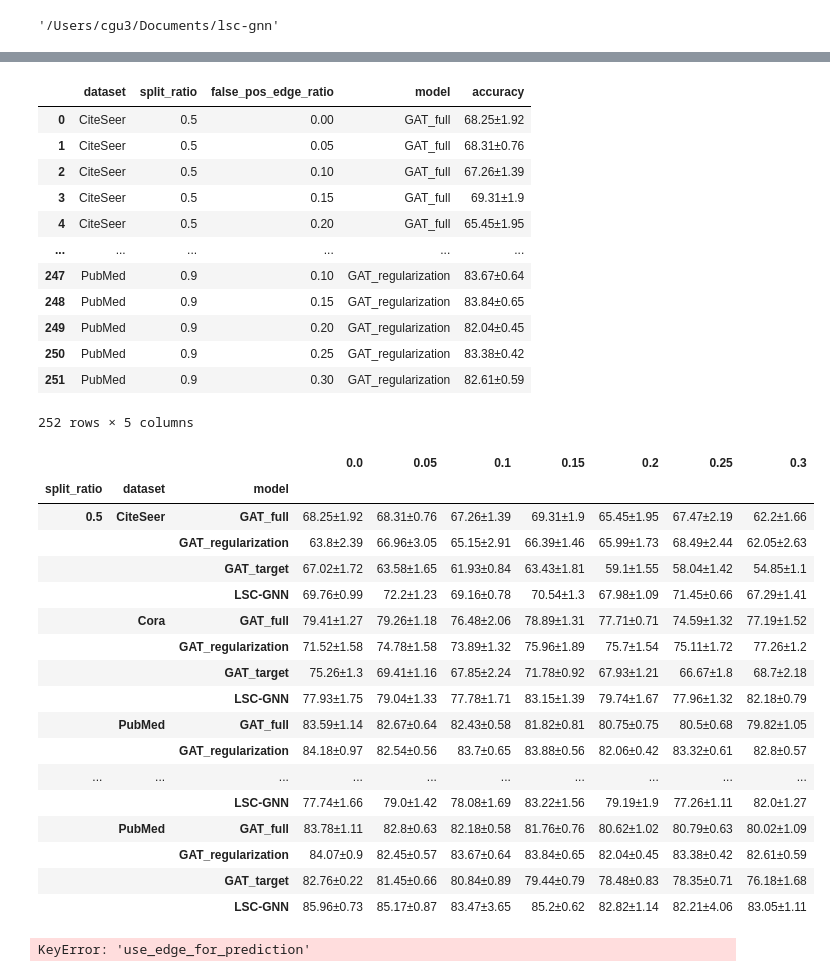
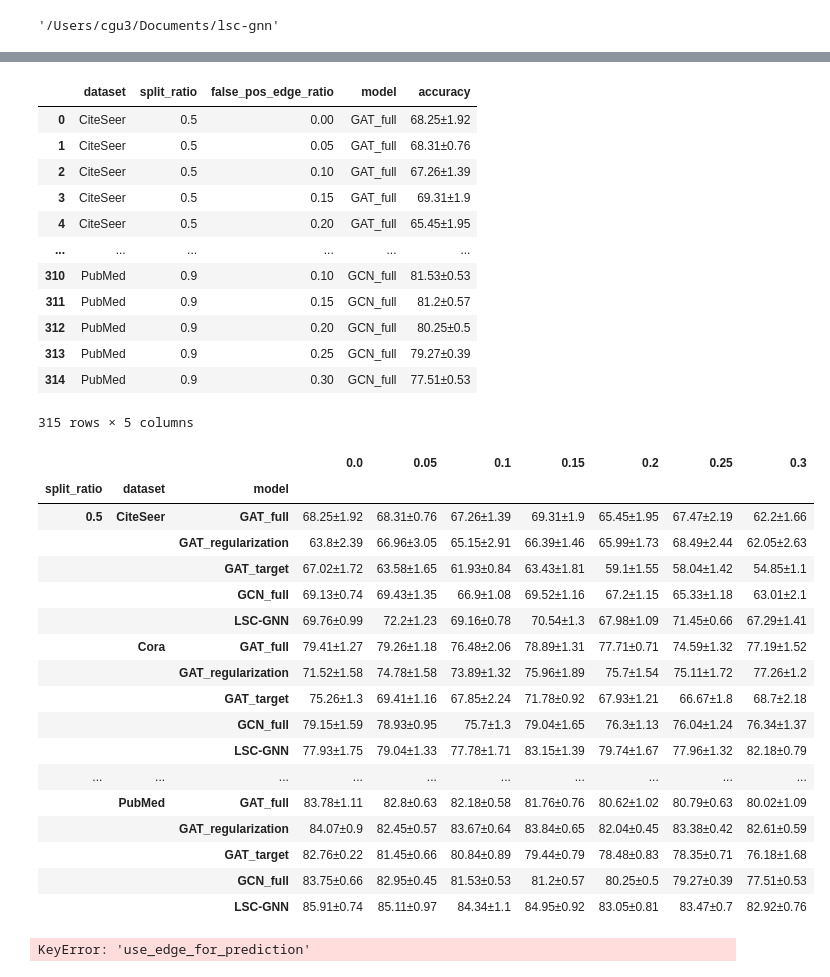
Before and after one commit to FDUguchunhui/latent-space-constraint-GNN, a Jupyter notebook: notebook/analysis/aggregation.ipynb, the cells around one changed output, grey strips where cells are left out. Saved outputs shown, nothing was run; the diff lists cells and outputs as text; code cells hidden in the pictures.

```diff
--- a/notebook/analysis/aggregation.ipynb
+++ b/notebook/analysis/aggregation.ipynb
@@ -15,8 +18,8 @@ df = pd.read_json('results/results_LSC.json', lines=True)
 # df = pd.read_json('results/final_cora_results.json', lines=True)
 # df = pd.read_json('results/final_citeseer_results.json', lines=True)
 
-df['split_ratio'] = round(df['split_ratio'], 2)
-df['false_pos_edge_ratio'] = round(df['false_pos_edge_ratio'], 2)
+df['target_ratio'] = round(df['target_ratio'], 2)
+df['perturb_rate'] = round(df['perturb_rate'], 2)
 # %%
 df
 # %% [output]
@@ -36,6 +39,6 @@ df
 # %%
-# calculate mean and std for accuracy group by dataset and split_ratio
-df_first = df[df['regularization'] == 0].groupby(['dataset', 'split_ratio', 'false_pos_edge_ratio']).agg({'accuracy':['mean', 'std']})
+# calculate mean and std for accuracy group by dataset and target_ratio
+df_first = df[df['regularization'] == 0].groupby(['dataset', 'target_ratio', 'perturb_rate']).agg({'accuracy':['mean', 'std']})
 df_first = (100 * df_first).round(2)
 # flatten the columns
 df_first.columns = ['_'.join(col).strip('_') for col in df_first.columns.values]
@@ -53,7 +54,7 @@ KeyError: 'seed'
 # %%
-df_best = df.groupby(['dataset', 'seed', 'split_ratio', 'false_pos_edge_ratio']).apply(lambda x: x.loc[x['val_loss'].idxmin()])[['accuracy', 'regularization']]
-# calculate mean and std for accuracy group by dataset and split_ratio
-df_best = df_best.groupby(['dataset', 'split_ratio', 'false_pos_edge_ratio']).agg({'accuracy':['mean', 'std']})
+df_best = df.groupby(['dataset', 'seed', 'target_ratio', 'perturb_rate']).apply(lambda x: x.loc[x['val_loss'].idxmin()])[['accuracy', 'regularization']]
+# calculate mean and std for accuracy group by dataset and target_ratio
+df_best = df_best.groupby(['dataset', 'target_ratio', 'perturb_rate']).agg({'accuracy':['mean', 'std']})
 df_best = (100 * df_best).round(2)
 # flatten the columns
 df_best.columns = ['_'.join(col).strip('_') for col in df_best.columns.values]
@@ -79,10 +80,10 @@ df_best
 63 rows × 1 columns
 # %%
 # combine df_first and df_best horizontally
-df_combined = pd.concat([df_first, df_best, df_GAT_agg_target, df_GAT_agg_regularization], axis=1)
+df_combined = pd.concat([df_first, df_best, df_GAT_agg_target, df_GAT_agg_regularization, df_GCN_agg_full], axis=1)
 df_combined = df_combined.reset_index()
 # convert to long format
-df_combined = df_combined.melt(id_vars=['dataset', 'split_ratio', 'false_pos_edge_ratio'], var_name='model', value_name='accuracy')
+df_combined = df_combined.melt(id_vars=['dataset', 'target_ratio', 'perturb_rate'], var_name='model', value_name='accuracy')
 df_combined
 # %% [output]
 |  | dataset | split_ratio | false_pos_edge_ratio | model | accuracy |
@@ -92,46 +93,45 @@ df_combined
 | 3 | CiteSeer | 0.5 | 0.15 | GAT_full | 69.31±1.9 |
 | 4 | CiteSeer | 0.5 | 0.20 | GAT_full | 65.45±1.95 |
 | ... | ... | ... | ... | ... | ... |
-| 247 | PubMed | 0.9 | 0.10 | GAT_regularization | 83.67±0.64 |
-| 248 | PubMed | 0.9 | 0.15 | GAT_regularization | 83.84±0.65 |
-| 249 | PubMed | 0.9 | 0.20 | GAT_regularization | 82.04±0.45 |
-| 250 | PubMed | 0.9 | 0.25 | GAT_regularization | 83.38±0.42 |
-| 251 | PubMed | 0.9 | 0.30 | GAT_regularization | 82.61±0.59 |
+| 310 | PubMed | 0.9 | 0.10 | GCN_full | 81.53±0.53 |
+| 311 | PubMed | 0.9 | 0.15 | GCN_full | 81.2±0.57 |
+| 312 | PubMed | 0.9 | 0.20 | GCN_full | 80.25±0.5 |
+| 313 | PubMed | 0.9 | 0.25 | GCN_full | 79.27±0.39 |
+| 314 | PubMed | 0.9 | 0.30 | GCN_full | 77.51±0.53 |
-252 rows × 5 columns
+315 rows × 5 columns
 # %%
-import pandas as pd
 
 # Load your dataframe (assuming it's already loaded as df)
 df = df_combined.reset_index()
 # Pivot the table to match the requested format
-df_transformed = df.pivot(index=["split_ratio", "dataset", "model"], columns="false_pos_edge_ratio", values=["accuracy"])
+df_transformed = df.pivot(index=["target_ratio", "dataset", "model"], columns="perturb_rate", values=["accuracy"])
 
 # Flatten column names for readability
 df_transformed.columns = [f"{round(col[1], 2)}" for col in df_transformed.columns]
 
 # Reset index for display
 # df_transformed.reset_index(inplace=True)
 
 # Display transformed dataframe
 df_transformed
 # %% [output]
 |  |  |  | 0.0 | 0.05 | 0.1 | 0.15 | 0.2 | 0.25 | 0.3 |
 | split_ratio | dataset | model |  |  |  |  |  |  |  |
 | 0.5 | CiteSeer | GAT_full | 68.25±1.92 | 68.31±0.76 | 67.26±1.39 | 69.31±1.9 | 65.45±1.95 | 67.47±2.19 | 62.2±1.66 |
 |  |  | GAT_regularization | 63.8±2.39 | 66.96±3.05 | 65.15±2.91 | 66.39±1.46 | 65.99±1.73 | 68.49±2.44 | 62.05±2.63 |
 |  |  | GAT_target | 67.02±1.72 | 63.58±1.65 | 61.93±0.84 | 63.43±1.81 | 59.1±1.55 | 58.04±1.42 | 54.85±1.1 |
+|  |  | GCN_full | 69.13±0.74 | 69.43±1.35 | 66.9±1.08 | 69.52±1.16 | 67.2±1.15 | 65.33±1.18 | 63.01±2.1 |
 |  |  | LSC-GNN | 69.76±0.99 | 72.2±1.23 | 69.16±0.78 | 70.54±1.3 | 67.98±1.09 | 71.45±0.66 | 67.29±1.41 |
 |  | Cora | GAT_full | 79.41±1.27 | 79.26±1.18 | 76.48±2.06 | 78.89±1.31 | 77.71±0.71 | 74.59±1.32 | 77.19±1.52 |
 |  |  | GAT_regularization | 71.52±1.58 | 74.78±1.58 | 73.89±1.32 | 75.96±1.89 | 75.7±1.54 | 75.11±1.72 | 77.26±1.2 |
 |  |  | GAT_target | 75.26±1.3 | 69.41±1.16 | 67.85±2.24 | 71.78±0.92 | 67.93±1.21 | 66.67±1.8 | 68.7±2.18 |
+|  |  | GCN_full | 79.15±1.59 | 78.93±0.95 | 75.7±1.3 | 79.04±1.65 | 76.3±1.13 | 76.04±1.24 | 76.34±1.37 |
 |  |  | LSC-GNN | 77.93±1.75 | 79.04±1.33 | 77.78±1.71 | 83.15±1.39 | 79.74±1.67 | 77.96±1.32 | 82.18±0.79 |
-|  | PubMed | GAT_full | 83.59±1.14 | 82.67±0.64 | 82.43±0.58 | 81.82±0.81 | 80.75±0.75 | 80.5±0.68 | 79.82±1.05 |
-|  |  | GAT_regularization | 84.18±0.97 | 82.54±0.56 | 83.7±0.65 | 83.88±0.56 | 82.06±0.42 | 83.32±0.61 | 82.8±0.57 |
 | ... | ... | ... | ... | ... | ... | ... | ... | ... | ... |
-|  |  | LSC-GNN | 77.74±1.66 | 79.0±1.42 | 78.08±1.69 | 83.22±1.56 | 79.19±1.9 | 77.26±1.11 | 82.0±1.27 |
 |  | PubMed | GAT_full | 83.78±1.11 | 82.8±0.63 | 82.18±0.58 | 81.76±0.76 | 80.62±1.02 | 80.79±0.63 | 80.02±1.09 |
 |  |  | GAT_regularization | 84.07±0.9 | 82.45±0.57 | 83.67±0.64 | 83.84±0.65 | 82.04±0.45 | 83.38±0.42 | 82.61±0.59 |
 |  |  | GAT_target | 82.76±0.22 | 81.45±0.66 | 80.84±0.89 | 79.44±0.79 | 78.48±0.83 | 78.35±0.71 | 76.18±1.68 |
-|  |  | LSC-GNN | 85.96±0.73 | 85.17±0.87 | 83.47±3.65 | 85.2±0.62 | 82.82±1.14 | 82.21±4.06 | 83.05±1.11 |
+|  |  | GCN_full | 83.75±0.66 | 82.95±0.45 | 81.53±0.53 | 81.2±0.57 | 80.25±0.5 | 79.27±0.39 | 77.51±0.53 |
+|  |  | LSC-GNN | 85.91±0.74 | 85.11±0.97 | 84.34±1.1 | 84.95±0.92 | 83.05±0.81 | 83.47±0.7 | 82.92±0.76 |
 # %%
 df_GAT = pd.read_json('results/results_GAT.json', lines=True)
```
Also changed, not shown: parts of 15 cells of this notebook, 8 other files.
